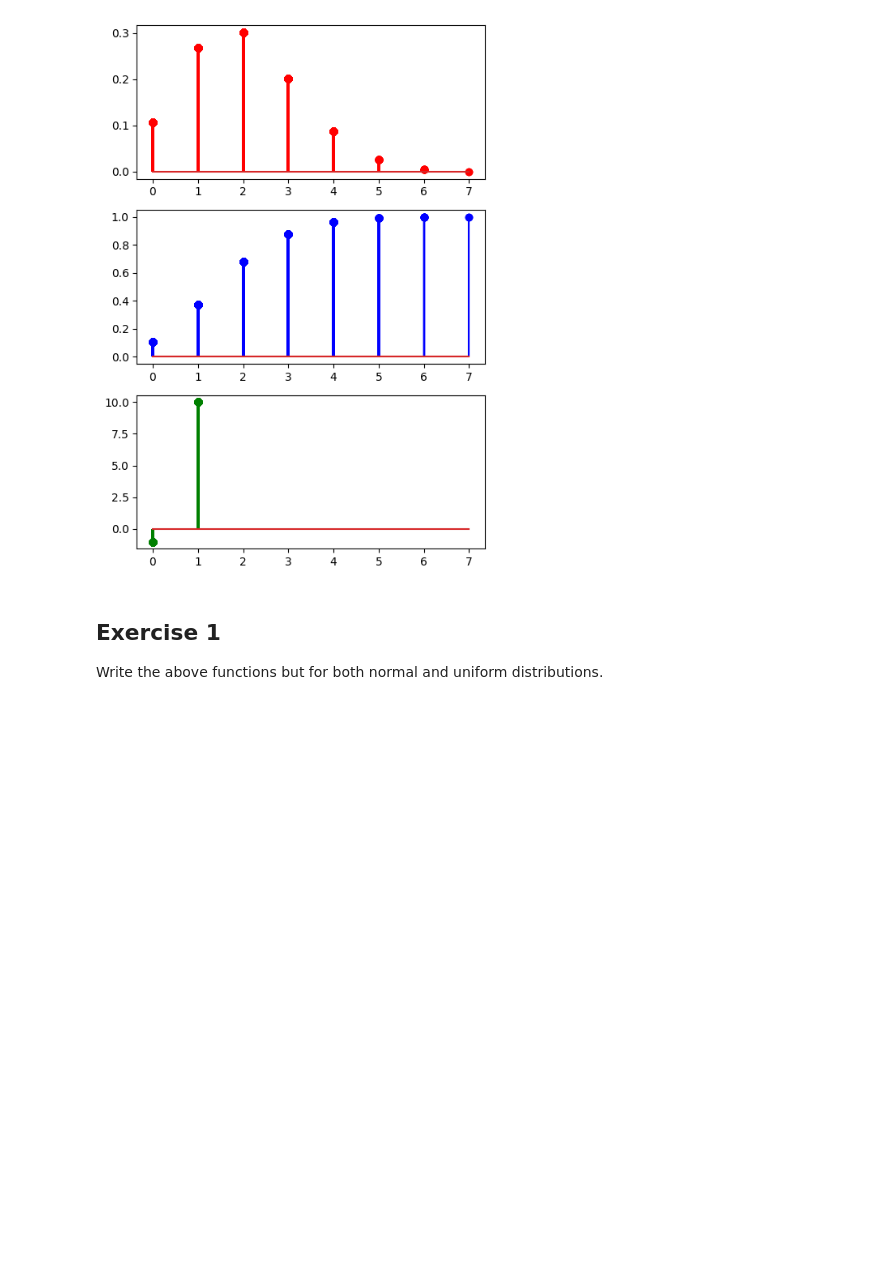
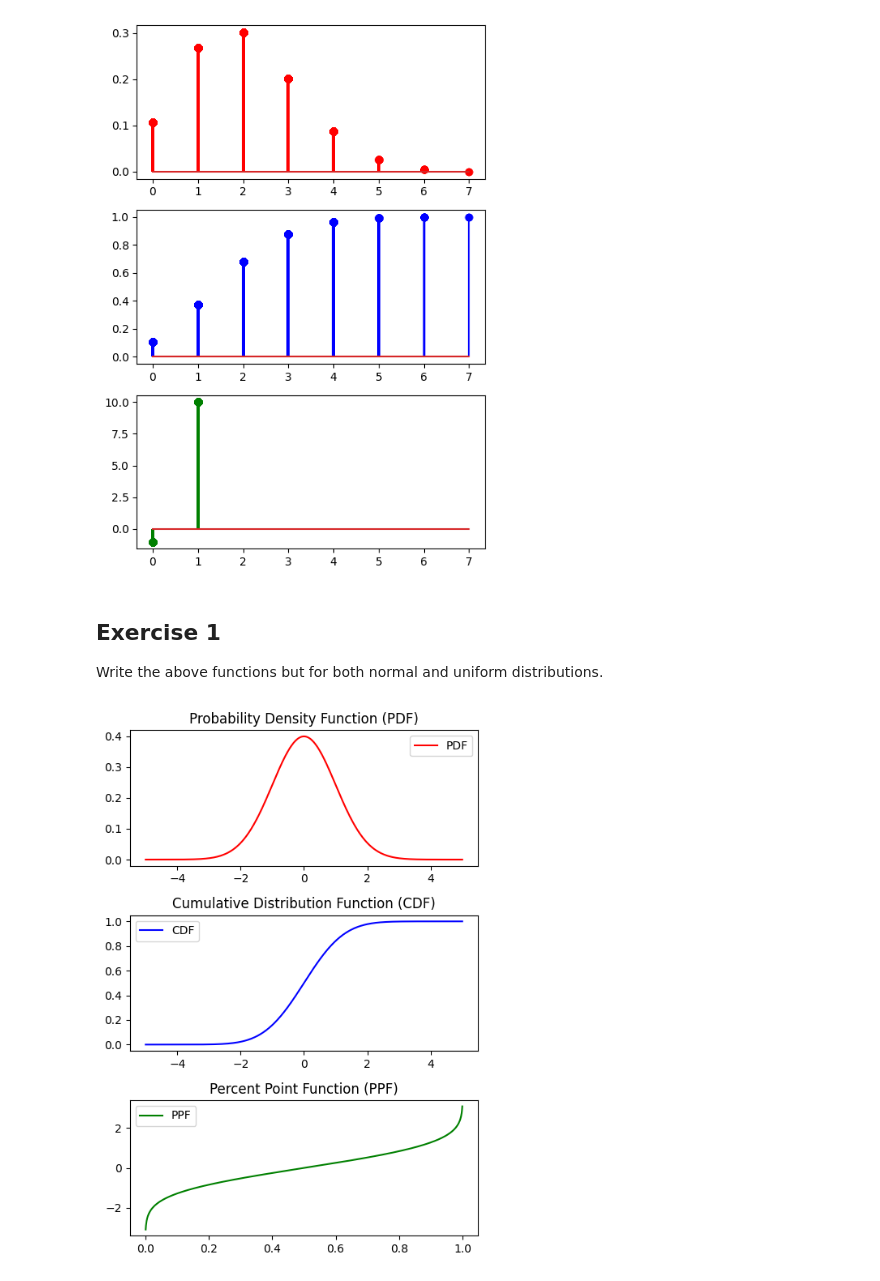
Before and after one commit to Valaery/probability-distribution-exercises-project-with-python, a Jupyter notebook: notebook/problems.ipynb, the cells around one changed output. Drawn from its saved outputs; the diff is of its cells as text; code cells hidden in the pictures; blank space fills up the shorter version.

```diff
--- a/notebook/problems.ipynb
+++ b/notebook/problems.ipynb
@@ -88,4 +86,47 @@ plt.show()
 
 Write the above functions but for both normal and uniform distributions.
 # %%
-# TODO
+import numpy as np
+import matplotlib.pyplot as plt
+from scipy.stats import norm
+
+# Normal distribution
+# Parametes
+mu, sigma = 0, 1
+
+# Generate data
+data = np.linspace(-5, 5, 1000)
+
+"""
+    Probability Density Function (PDF)
+    Cumulative Distribution Function (CDF)
+    Percent Point Function (PPF)
+"""
+
+# Calculate PDF, CDF, and PPF
+pdf = norm.pdf(data, mu, sigma)
+cdf = norm.cdf(data, mu, sigma)
+ppf = norm.ppf(np.linspace(0, 1, 1000), mu, sigma)
+
+# Plot
+fig, axes = plt.subplots(3, 1, figsize=(5, 7))
+
+axes[0].plot(data, pdf, "r-", label="PDF")
+axes[0].set_title("Probability Density Function (PDF)")
+axes[0].legend()
+
+axes[1].plot(data, cdf, "b-", label="CDF")
+axes[1].set_title("Cumulative Distribution Function (CDF)")
+axes[1].legend()
+
+axes[2].plot(np.linspace(0, 1, 1000), ppf, "g-", label="PPF")
+axes[2].set_title("Percent Point Function (PPF)")
+axes[2].legend()
+
+# Adjust the layout
+plt.tight_layout()
+
+# Show the plot
+plt.show()
+# %% [output]
+[figure, added]
```
Also changed, not shown: parts of 3 cells of this notebook.
